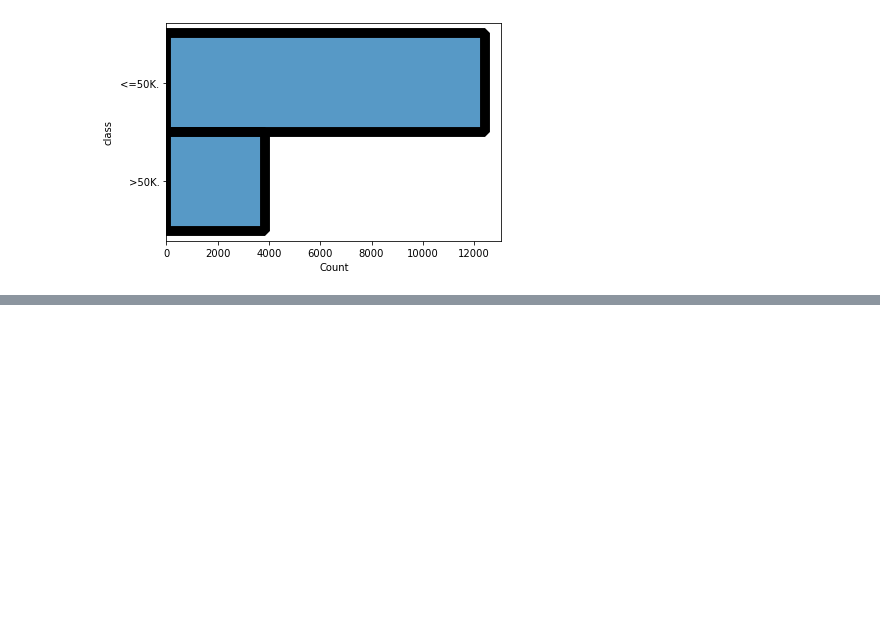
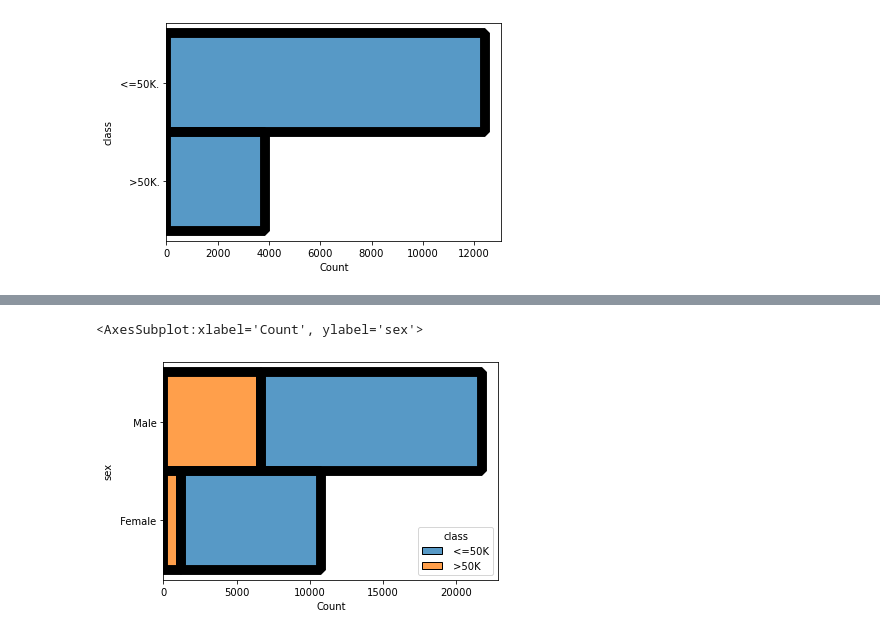
Before and after one commit to luismoralesphysics/Aunalytics_DA_assessment, a Jupyter notebook: segmentation.ipynb, the cells around one changed output, grey strips where cells are left out. Drawn from its saved outputs; the diff is of its cells as text; code cells hidden in the pictures; blank space fills up the shorter version.

```diff
--- a/segmentation.ipynb
+++ b/segmentation.ipynb
@@ -229,0 +242,5 @@ sns.histplot(y=df_test['class'])
+# %%
+sns.histplot(y=df_train['sex'],hue=df_train['class'],multiple='stack')
+# %% [output]
+<AxesSubplot:xlabel='Count', ylabel='sex'>
+[figure, added]
```
Also changed, not shown: parts of 13 cells of this notebook.
